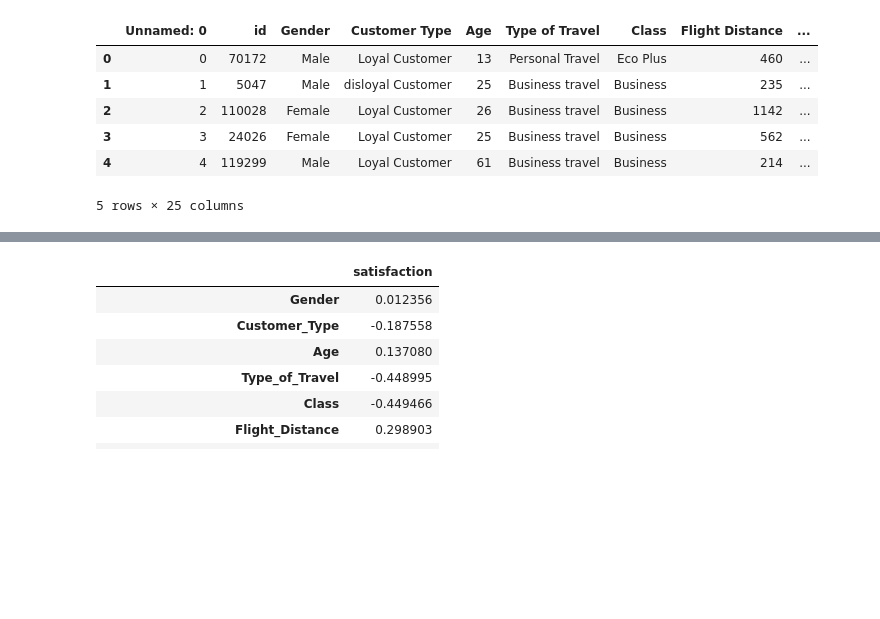
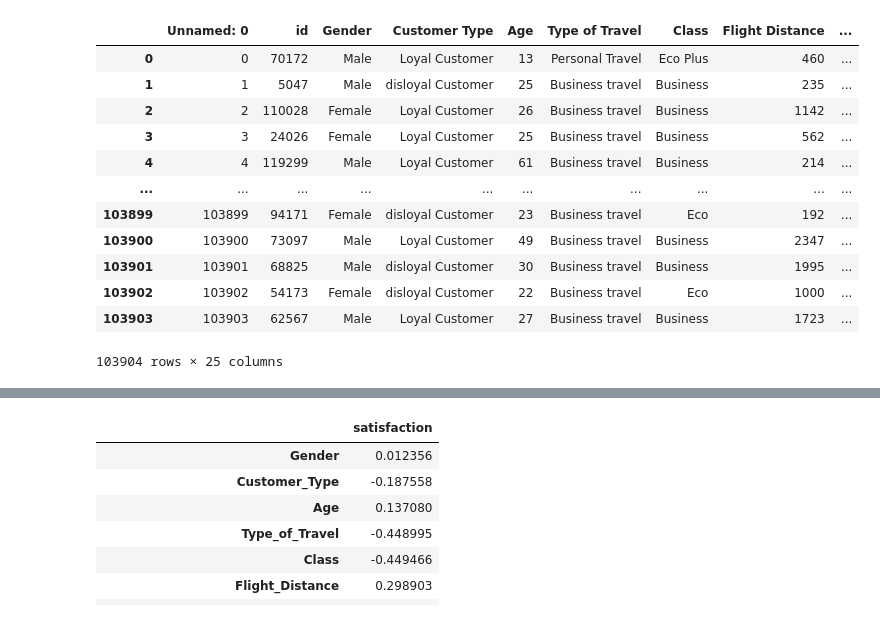
Before and after one commit to SoniMohandas/airline_passenger_satisfaction, a Jupyter notebook: airline.ipynb, the cells around one changed output, grey strips where cells are left out. Saved outputs shown, nothing was run; the diff lists cells and outputs as text; code cells hidden in the pictures; blank space fills up the shorter version.

```diff
--- a/airline.ipynb
+++ b/airline.ipynb
@@ -5,16 +6,22 @@ import numpy as np
 # %%
 # Read and load csv file into a dataframe
 train_df = pd.read_csv("Resources/train.csv")
 test_df = pd.read_csv("Resources/test.csv")
-train_df.head()
+train_df
 # %% [output]
 |  | Unnamed: 0 | id | Gender | Customer Type | Age | Type of Travel | Class | Flight Distance | ... |
 | 0 | 0 | 70172 | Male | Loyal Customer | 13 | Personal Travel | Eco Plus | 460 | ... |
 | 1 | 1 | 5047 | Male | disloyal Customer | 25 | Business travel | Business | 235 | ... |
 | 2 | 2 | 110028 | Female | Loyal Customer | 26 | Business travel | Business | 1142 | ... |
 | 3 | 3 | 24026 | Female | Loyal Customer | 25 | Business travel | Business | 562 | ... |
 | 4 | 4 | 119299 | Male | Loyal Customer | 61 | Business travel | Business | 214 | ... |
+| ... | ... | ... | ... | ... | ... | ... | ... | ... | ... |
+| 103899 | 103899 | 94171 | Female | disloyal Customer | 23 | Business travel | Eco | 192 | ... |
+| 103900 | 103900 | 73097 | Male | Loyal Customer | 49 | Business travel | Business | 2347 | ... |
+| 103901 | 103901 | 68825 | Male | disloyal Customer | 30 | Business travel | Business | 1995 | ... |
+| 103902 | 103902 | 54173 | Female | disloyal Customer | 22 | Business travel | Eco | 1000 | ... |
+| 103903 | 103903 | 62567 | Male | Loyal Customer | 27 | Business travel | Business | 1723 | ... |
-5 rows × 25 columns
+103904 rows × 25 columns
 # %%
 print(train_df.info())
 # %% [output]
```
Also changed, not shown: parts of 7 cells of this notebook, 5 other files.
